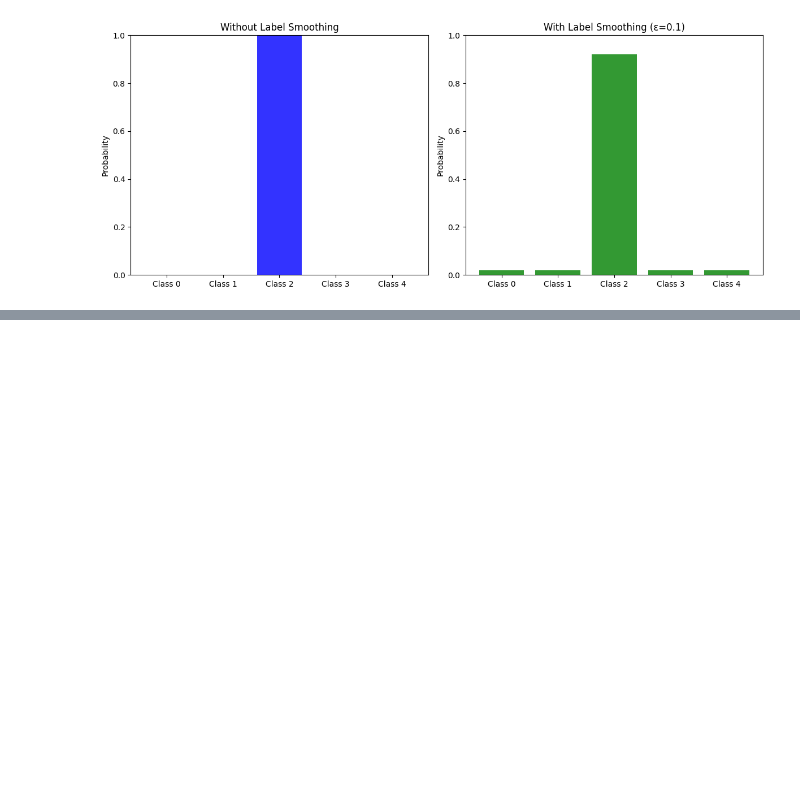
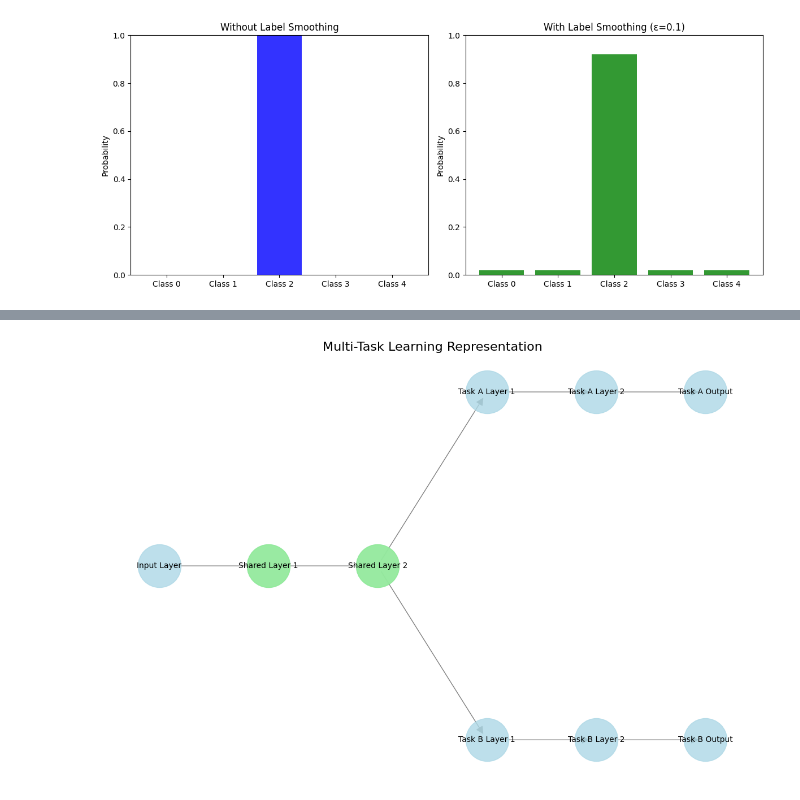
Before and after one commit to woodRock/deep-learning-goodfellow, a Jupyter notebook: chapter_7_regularization_for_deep_learning.ipynb, the cells around one changed output, grey strips where cells are left out. Drawn from its saved outputs; the diff is of its cells as text; code cells hidden in the pictures; blank space fills up the shorter version.

```diff
--- a/chapter_7_regularization_for_deep_learning.ipynb
+++ b/chapter_7_regularization_for_deep_learning.ipynb
@@ -1092,0 +1282,62 @@ Test MSE: 0.06727253246333259
+# %%
+import matplotlib.pyplot as plt
+import networkx as nx
+
+def create_multi_task_graph():
+    # Create a directed graph
+    G = nx.DiGraph()
+
+    # Add nodes
+    G.add_node("Input Layer", pos=(0, 0))
+    G.add_node("Shared Layer 1", pos=(1, 0))
+    G.add_node("Shared Layer 2", pos=(2, 0))
+    G.add_node("Task A Layer 1", pos=(3, 1))
+    G.add_node("Task A Layer 2", pos=(4, 1))
+    G.add_node("Task A Output", pos=(5, 1))
+    G.add_node("Task B Layer 1", pos=(3, -1))
+    G.add_node("Task B Layer 2", pos=(4, -1))
+    G.add_node("Task B Output", pos=(5, -1))
+
+    # Add edges
+    edges = [
+        ("Input Layer", "Shared Layer 1"),
+        ("Shared Layer 1", "Shared Layer 2"),
+        ("Shared Layer 2", "Task A Layer 1"),
+        ("Shared Layer 2", "Task B Layer 1"),
+        ("Task A Layer 1", "Task A Layer 2"),
+        ("Task A Layer 2", "Task A Output"),
+        ("Task B Layer 1", "Task B Layer 2"),
+        ("Task B Layer 2", "Task B Output")
+    ]
+    G.add_edges_from(edges)
+
+    return G
+
+def plot_multi_task_graph(G):
+    plt.figure(figsize=(12, 8))
+    pos = nx.get_node_attributes(G, 'pos')
+
+    # Draw the nodes
+    nx.draw_networkx_nodes(G, pos, node_color='lightblue', node_size=3000, alpha=0.8)
+    nx.draw_networkx_nodes(G, pos, nodelist=["Shared Layer 1", "Shared Layer 2"],
+                           node_color='lightgreen', node_size=3000, alpha=0.8)
+
+    # Draw the edges
+    nx.draw_networkx_edges(G, pos, edge_color='gray', arrows=True, arrowsize=20)
+
+    # Add labels
+    nx.draw_networkx_labels(G, pos, font_size=10, font_family='sans-serif')
+
+    # Add title and adjust layout
+    plt.title("Multi-Task Learning Representation", fontsize=16)
+    plt.axis('off')
+    plt.tight_layout()
+
+    # Show the plot
+    plt.show()
+
+# Create and plot the graph
+G = create_multi_task_graph()
+plot_multi_task_graph(G)
+# %% [output]
+[figure, added]
```
Also changed, not shown: parts of 8 cells of this notebook.
